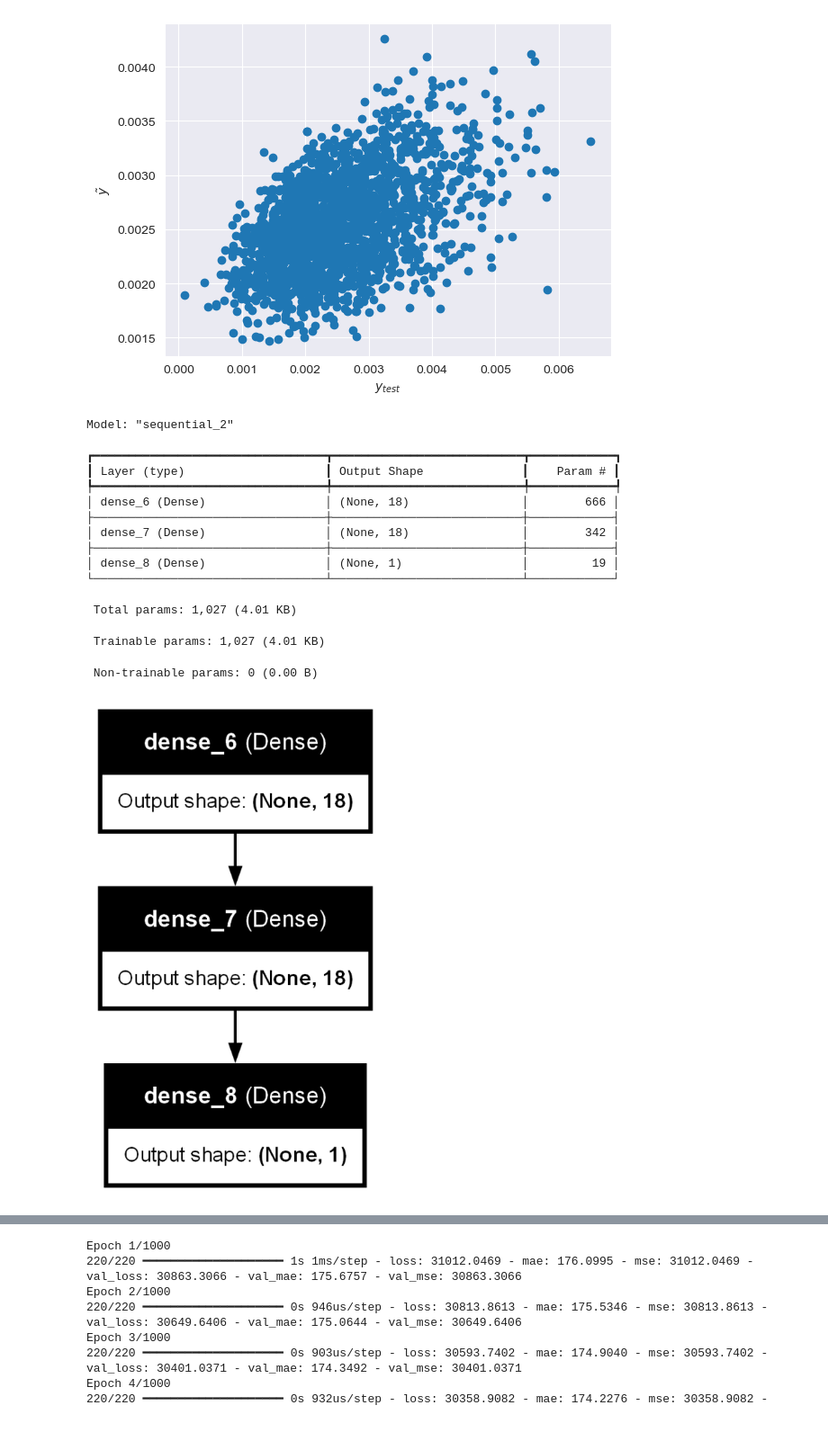
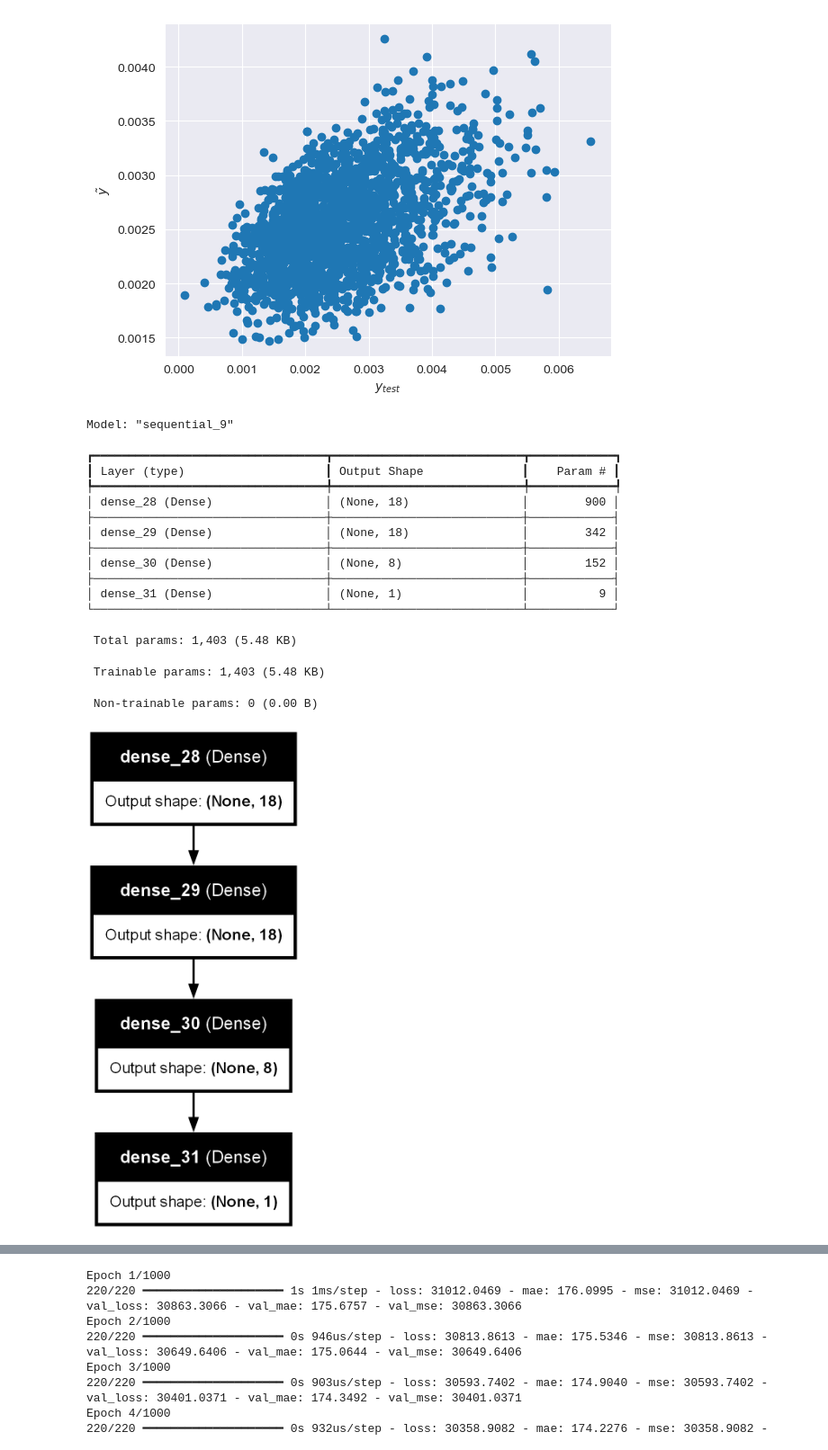
Before and after one commit to lucasboistay/molecular_dynamics, a Jupyter notebook: main.ipynb, the cells around one changed output, grey strips where cells are left out. Shown at 90% size. Cells and saved outputs as stored; diff of their text form; code cells hidden in the pictures.

Commit message:
ajout nn zundel

```diff
--- a/main.ipynb
+++ b/main.ipynb
@@ -1228,36 +1230,38 @@ None
 # %%
 # Création du modèle
 from keras.models import Sequential
 from keras.callbacks import ModelCheckpoint, EarlyStopping
 from keras.layers import Dense
 from keras.utils import plot_model
 import matplotlib.pyplot as plt
 import matplotlib.image as mpimg
 
-cb_sauvegarde = ModelCheckpoint(filepath='save/coulomb_mo2s4_Adam_normal.keras', save_best_only=True)
-earlystop = EarlyStopping(monitor='loss', min_delta=0.000001, patience=50, verbose=1, mode='auto')
+cb_sauvegarde = ModelCheckpoint(filepath='save/coulomb_zundel_Adam_normal.keras', save_best_only=True)
 
 model = Sequential()
 
-model.add(Dense(units=18, activation='relu', input_shape=(36,)))
+model.add(Dense(units=18, activation='relu', input_shape=(49,)))
 model.add(Dense(units=18, activation='relu'))
+model.add(Dense(units=8, activation='relu'))
 model.add(Dense(units=1, activation='linear'))
 
 model.summary()
 
 plot_model(model, to_file='img/nn/model_plot.png', show_shapes=True, show_layer_names=True)
 # %% [output]
-Model: "sequential_2"
+Model: "sequential_9"
 ┏━━━━━━━━━━━━━━━━━━━━━━━━━━━━━━━━━┳━━━━━━━━━━━━━━━━━━━━━━━━━━━┳━━━━━━━━━━━━┓
 ┃ Layer (type)                    ┃ Output Shape              ┃    Param # ┃
 ┡━━━━━━━━━━━━━━━━━━━━━━━━━━━━━━━━━╇━━━━━━━━━━━━━━━━━━━━━━━━━━━╇━━━━━━━━━━━━┩
-│ dense_6 (Dense)                 │ (None, 18)                │        666 │
+│ dense_28 (Dense)                │ (None, 18)                │        900 │
 ├─────────────────────────────────┼───────────────────────────┼────────────┤
-│ dense_7 (Dense)                 │ (None, 18)                │        342 │
+│ dense_29 (Dense)                │ (None, 18)                │        342 │
 ├─────────────────────────────────┼───────────────────────────┼────────────┤
-│ dense_8 (Dense)                 │ (None, 1)                 │         19 │
+│ dense_30 (Dense)                │ (None, 8)                 │        152 │
+├─────────────────────────────────┼───────────────────────────┼────────────┤
+│ dense_31 (Dense)                │ (None, 1)                 │          9 │
 └─────────────────────────────────┴───────────────────────────┴────────────┘
- Total params: 1,027 (4.01 KB)
+ Total params: 1,403 (5.48 KB)
- Trainable params: 1,027 (4.01 KB)
+ Trainable params: 1,403 (5.48 KB)
  Non-trainable params: 0 (0.00 B)
-[figure, old version]
+[figure, new version]
```
Also changed, not shown: parts of 7 cells of this notebook.
